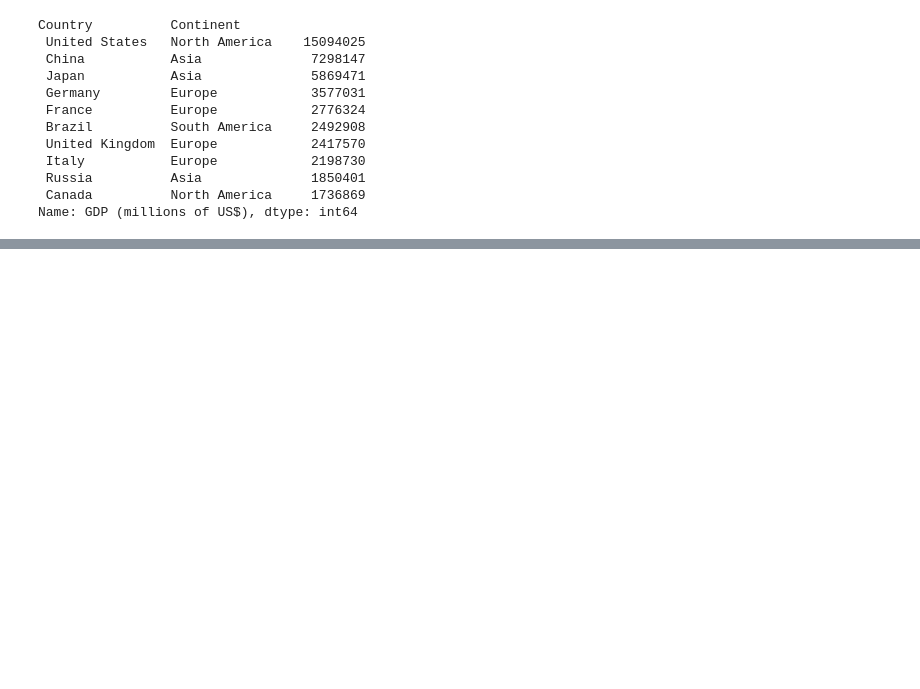
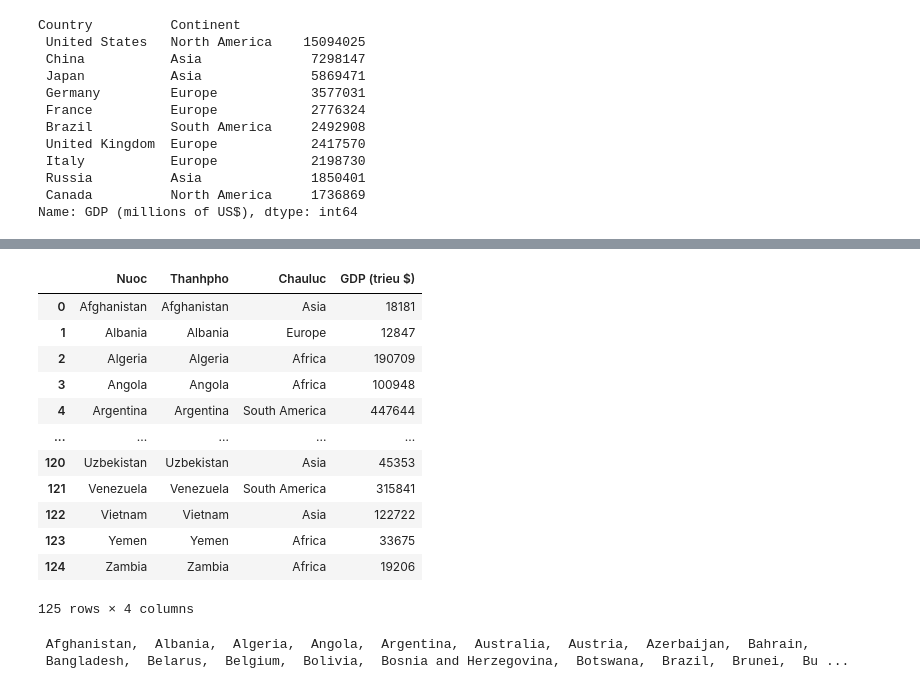
Before and after one commit to doanthithanhhuyen/PTDL_Btap, a Jupyter notebook: PTDL_GDPlist.ipynb, the cells around one changed output, grey strips where cells are left out. Saved outputs shown, nothing was run; the diff lists cells and outputs as text; code cells hidden in the pictures; blank space fills up the shorter version.

```diff
--- a/PTDL_GDPlist.ipynb
+++ b/PTDL_GDPlist.ipynb
@@ -104,0 +123,24 @@ Name: GDP (millions of US$), dtype: int64
+# %%
+#Chèn thêm một cột “Thanhpho” vào sau cột “Nuoc”, giá trị ban đầu là giá trị của cột “Nuoc”
+data.insert(1, 'Thanhpho', pd.Series(data['Nuoc'], index=data.index))
+data
+# %% [output]
+|  | Nuoc | Thanhpho | Chauluc | GDP (trieu $) |
+| 0 | Afghanistan | Afghanistan | Asia | 18181 |
+| 1 | Albania | Albania | Europe | 12847 |
+| 2 | Algeria | Algeria | Africa | 190709 |
+| 3 | Angola | Angola | Africa | 100948 |
+| 4 | Argentina | Argentina | South America | 447644 |
+| ... | ... | ... | ... | ... |
+| 120 | Uzbekistan | Uzbekistan | Asia | 45353 |
+| 121 | Venezuela | Venezuela | South America | 315841 |
+| 122 | Vietnam | Vietnam | Asia | 122722 |
+| 123 | Yemen | Yemen | Africa | 33675 |
+| 124 | Zambia | Zambia | Africa | 19206 |
+125 rows × 4 columns
+# %%
+#Trong cột Thanhpho, thay giá trị Vietnam thành Hanoi; Làm tương tự với các nước còn lại.
+print(*data['Nuoc'].unique(), sep = ', ', end = ' ')
+print("Tổng số nước là: ", data['Nuoc'].unique().size)
+# %% [output]
+ Afghanistan,  Albania,  Algeria,  Angola,  Argentina,  Australia,  Austria,  Azerbaijan,  Bahrain,  Bangladesh,  Belarus,  Belgium,  Bolivia,  Bosnia and Herzegovina,  Botswana,  Brazil,  Brunei,  Bu ...
```
Also changed, not shown: parts of 14 cells of this notebook.
